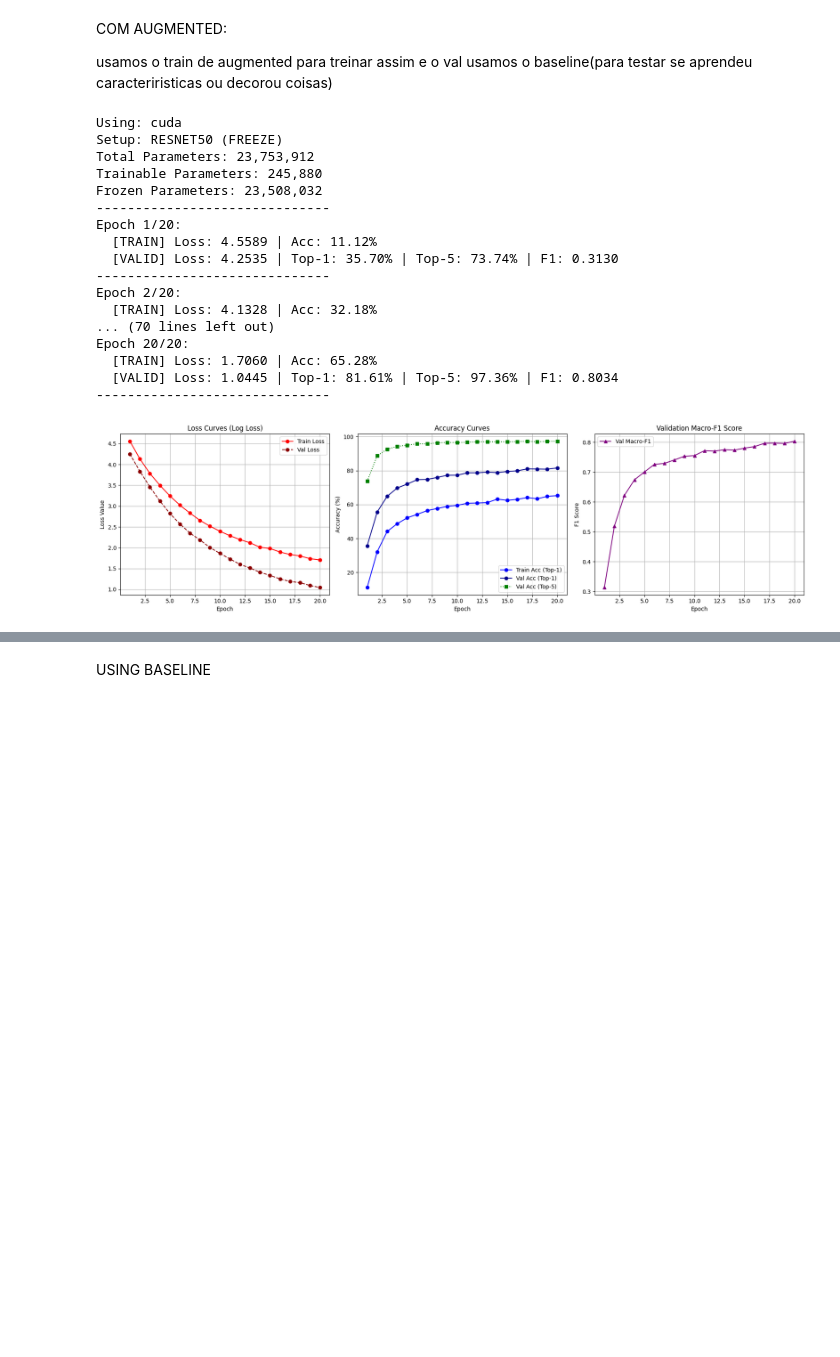
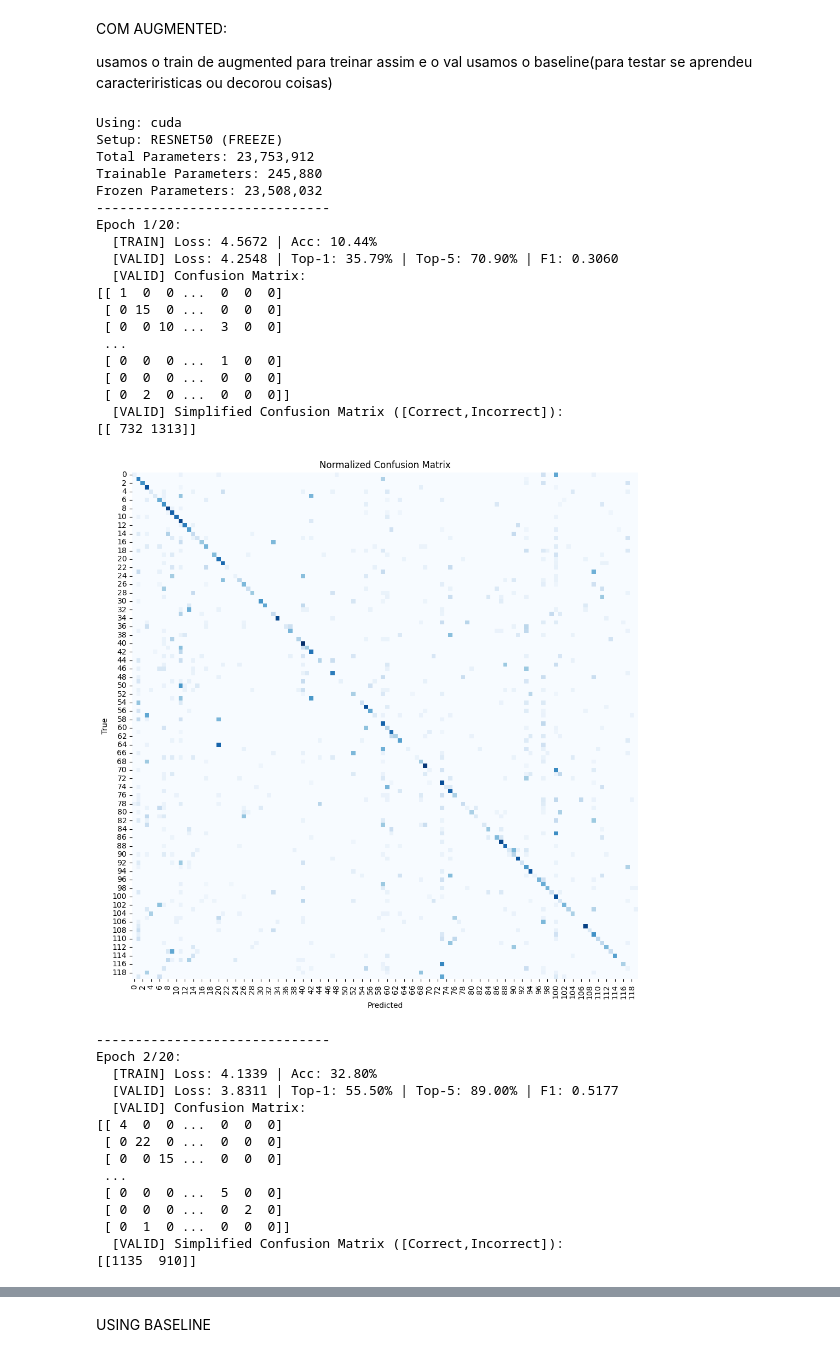
Before and after one commit to JorgeCaldeira/Beware-the-dog, a Jupyter notebook: DL_Project.ipynb, the cells around one changed output, grey strips where cells are left out. Cells and saved outputs as stored; diff of their text form; code cells hidden in the pictures; blank space fills up the shorter version.

Commit message:
Added confusion matrices to baseline-baseline and augmented-baseline

```diff
--- a/DL_Project.ipynb
+++ b/DL_Project.ipynb
@@ -148,5 +183,6 @@ Funcao para validar o modelo
 # %%
-def validate_model(model, loader, criterion, device):
+#################### REMOVER SE NÃO FOR PRECISA ################################33
+def validate_model_with_labels(model, loader, criterion, device):
     model.eval()
     val_loss = 0.0
     correct_top1 = 0
@@ -180,8 +216,9 @@ def validate_model(model, loader, criterion, device):
     acc_top1 = 100. * correct_top1 / total
     acc_top5 = 100. * correct_top5 / total
     macro_f1 = f1_score(all_labels, all_preds, average='macro')
+    #cm = confusion_matrix(all_labels, all_preds)
 
-    return avg_loss, acc_top1, acc_top5, macro_f1
+    return avg_loss, acc_top1, acc_top5, macro_f1, all_labels, all_preds
 # %%
 def initialize_model(model_name="resnet50", num_classes=120, mode="freeze"):
     if model_name == "resnet50":
@@ -250,7 +287,7 @@ num_epochs = 20
 
 for epoch in range(num_epochs):
     t_loss, t_acc = train_epoch(dog_model, train_loader, criterion, optimizer, device) # treinar
-    v_loss, v_top1, v_top5, v_f1 = validate_model(dog_model, val_loader, criterion, device) #validar
+    v_loss, v_top1, v_top5, v_f1, cm, cm_binary = validate_model(dog_model, val_loader, criterion, device) #validar
 
     train_losses.append(t_loss)
     val_losses.append(v_loss)
@@ -262,6 +299,17 @@ for epoch in range(num_epochs):
     print(f"Epoch {epoch+1}/{num_epochs}:")
     print(f"  [TRAIN] Loss: {t_loss:.4f} | Acc: {t_acc:.2f}%")
     print(f"  [VALID] Loss: {v_loss:.4f} | Top-1: {v_top1:.2f}% | Top-5: {v_top5:.2f}% | F1: {v_f1:.4f}")
+    print(f"  [VALID] Confusion Matrix:\n{cm}")
+    print(f"  [VALID] Simplified Confusion Matrix ([Correct,Incorrect]):\n{cm_binary}")
+    cm_norm = cm.astype("float") / cm.sum(axis=1)[:, None]
+
+    plt.figure(figsize=(14, 12))
+    sns.heatmap(cm_norm, cmap="Blues", square=True, cbar=False)
+    plt.title("Normalized Confusion Matrix")
+    plt.xlabel("Predicted")
+    plt.ylabel("True")
+    plt.show()
+
     print("-" * 30)
 
 #FAZER PLOTS PARA TREINO E TEST (Baseline)
@@ -277,41 +325,57 @@ plt.legend()
 plt.grid(True)
 
 plt.subplot(1, 3, 2)
 plt.plot(range(1, num_epochs + 1), train_accs, label='Train Acc (Top-1)', marker='o', color='blue')
 plt.plot(range(1, num_epochs + 1), val_accs_top1, label='Val Acc (Top-1)', marker='o', color='darkblue')
 plt.plot(range(1, num_epochs + 1), val_accs_top5, label='Val Acc (Top-5)', marker='s', linestyle=':', color='green')
 plt.title('Accuracy Curves')
 plt.xlabel('Epoch')
 plt.ylabel('Accuracy (%)')
 plt.legend()
 plt.grid(True)
 
 plt.subplot(1, 3, 3)
 plt.plot(range(1, num_epochs + 1), val_f1_history, label='Val Macro-F1', marker='^', color='purple')
 plt.title('Validation Macro-F1 Score')
 plt.xlabel('Epoch')
 plt.ylabel('F1 Score')
 plt.legend()
 plt.grid(True)
 
 plt.tight_layout()
 plt.show()
 # %% [output]
 Using: cuda
 Setup: RESNET50 (FREEZE)
 Total Parameters: 23,753,912
 Trainable Parameters: 245,880
 Frozen Parameters: 23,508,032
 ------------------------------
 Epoch 1/20:
-  [TRAIN] Loss: 4.5589 | Acc: 11.12%
-  [VALID] Loss: 4.2535 | Top-1: 35.70% | Top-5: 73.74% | F1: 0.3130
-------------------------------
-Epoch 2/20:
-  [TRAIN] Loss: 4.1328 | Acc: 32.18%
-... (70 lines left out)
-Epoch 20/20:
-  [TRAIN] Loss: 1.7060 | Acc: 65.28%
-  [VALID] Loss: 1.0445 | Top-1: 81.61% | Top-5: 97.36% | F1: 0.8034
-------------------------------
+  [TRAIN] Loss: 4.5672 | Acc: 10.44%
+  [VALID] Loss: 4.2548 | Top-1: 35.79% | Top-5: 70.90% | F1: 0.3060
+  [VALID] Confusion Matrix:
+[[ 1  0  0 ...  0  0  0]
+ [ 0 15  0 ...  0  0  0]
+ [ 0  0 10 ...  3  0  0]
+ ...
+ [ 0  0  0 ...  1  0  0]
+ [ 0  0  0 ...  0  0  0]
+ [ 0  2  0 ...  0  0  0]]
+  [VALID] Simplified Confusion Matrix ([Correct,Incorrect]):
+[[ 732 1313]]
-[figure, old version]
+[figure, new version]
+------------------------------
+Epoch 2/20:
+  [TRAIN] Loss: 4.1339 | Acc: 32.80%
+  [VALID] Loss: 3.8311 | Top-1: 55.50% | Top-5: 89.00% | F1: 0.5177
+  [VALID] Confusion Matrix:
+[[ 4  0  0 ...  0  0  0]
+ [ 0 22  0 ...  0  0  0]
+ [ 0  0 15 ...  0  0  0]
+ ...
+ [ 0  0  0 ...  5  0  0]
+ [ 0  0  0 ...  0  2  0]
+ [ 0  1  0 ...  0  0  0]]
+  [VALID] Simplified Confusion Matrix ([Correct,Incorrect]):
+[[1135  910]]
```
Also changed, not shown: parts of 13 cells of this notebook.
